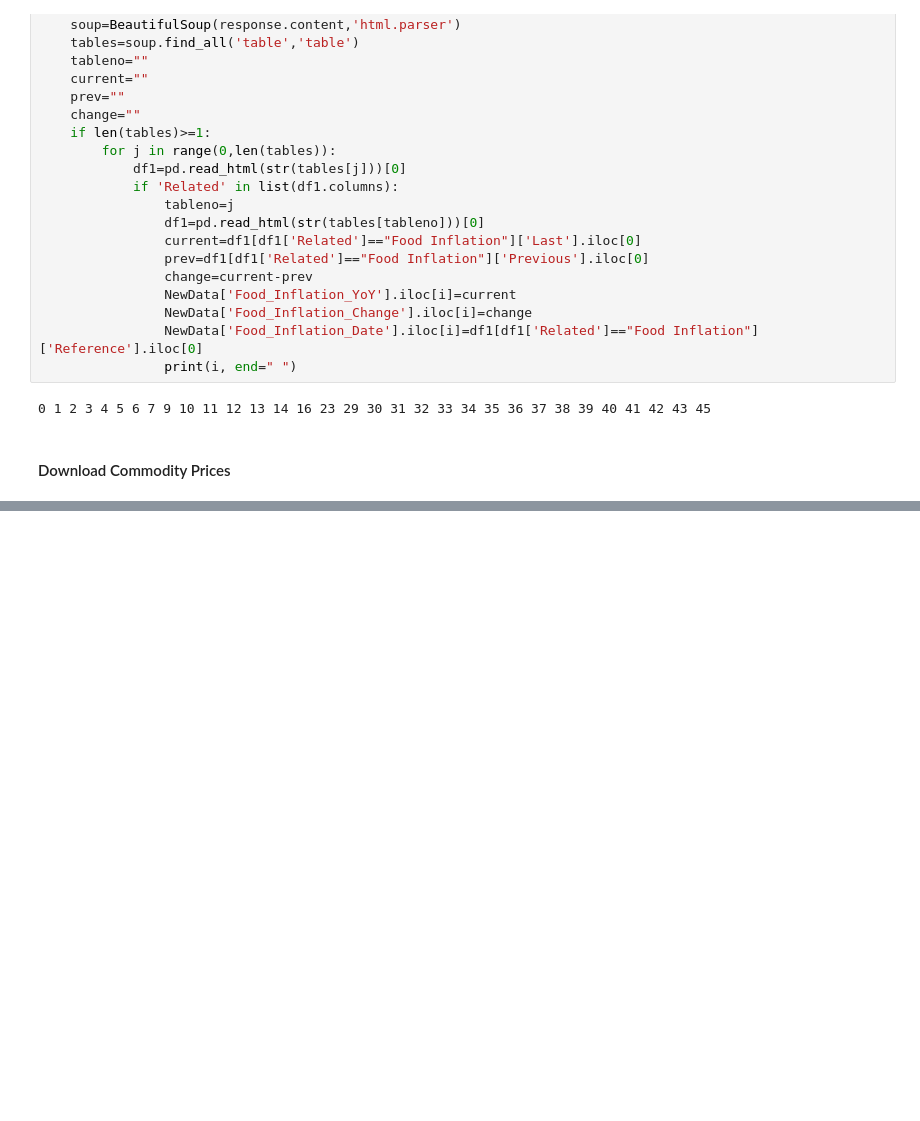
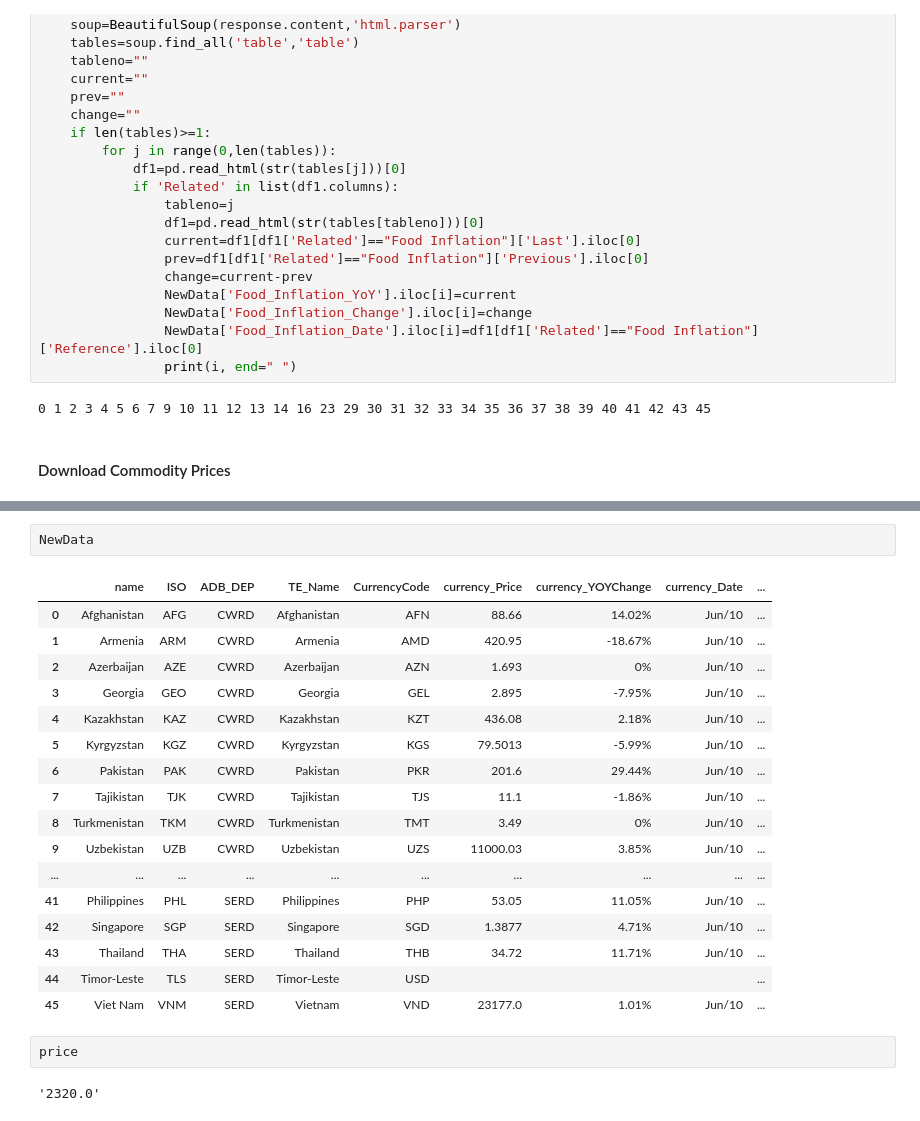
Before and after one commit to DigitalAgricultureAsia/FoodSecurityTracker, a Jupyter notebook: Download Necessary Data.ipynb, the cells around one changed output, grey strips where cells are left out. Saved outputs shown, nothing was run; the diff lists cells and outputs as text; blank space fills up the shorter version.

```diff
--- a/Download Necessary Data.ipynb
+++ b/Download Necessary Data.ipynb
@@ -135,0 +225,24 @@ ColsFert=['Phosphate rock', 'DAP', 'TSP', 'Urea ', 'Potassium chloride']
+# %%
+NewData
+# %% [output]
+|  | name | ISO | ADB_DEP | TE_Name | CurrencyCode | currency_Price | currency_YOYChange | currency_Date | ... |
+| 0 | Afghanistan | AFG | CWRD | Afghanistan | AFN | 88.66 | 14.02% | Jun/10 | ... |
+| 1 | Armenia | ARM | CWRD | Armenia | AMD | 420.95 | -18.67% | Jun/10 | ... |
+| 2 | Azerbaijan | AZE | CWRD | Azerbaijan | AZN | 1.693 | 0% | Jun/10 | ... |
+| 3 | Georgia | GEO | CWRD | Georgia | GEL | 2.895 | -7.95% | Jun/10 | ... |
+| 4 | Kazakhstan | KAZ | CWRD | Kazakhstan | KZT | 436.08 | 2.18% | Jun/10 | ... |
+| 5 | Kyrgyzstan | KGZ | CWRD | Kyrgyzstan | KGS | 79.5013 | -5.99% | Jun/10 | ... |
+| 6 | Pakistan | PAK | CWRD | Pakistan | PKR | 201.6 | 29.44% | Jun/10 | ... |
+| 7 | Tajikistan | TJK | CWRD | Tajikistan | TJS | 11.1 | -1.86% | Jun/10 | ... |
+| 8 | Turkmenistan | TKM | CWRD | Turkmenistan | TMT | 3.49 | 0% | Jun/10 | ... |
+| 9 | Uzbekistan | UZB | CWRD | Uzbekistan | UZS | 11000.03 | 3.85% | Jun/10 | ... |
+| ... | ... | ... | ... | ... | ... | ... | ... | ... | ... |
+| 41 | Philippines | PHL | SERD | Philippines | PHP | 53.05 | 11.05% | Jun/10 | ... |
+| 42 | Singapore | SGP | SERD | Singapore | SGD | 1.3877 | 4.71% | Jun/10 | ... |
+| 43 | Thailand | THA | SERD | Thailand | THB | 34.72 | 11.71% | Jun/10 | ... |
+| 44 | Timor-Leste | TLS | SERD | Timor-Leste | USD |  |  |  | ... |
+| 45 | Viet Nam | VNM | SERD | Vietnam | VND | 23177.0 | 1.01% | Jun/10 | ... |
+# %%
+price
+# %% [output]
+'2320.0'
```
Also changed, not shown: parts of 5 cells of this notebook, 9 other files.
